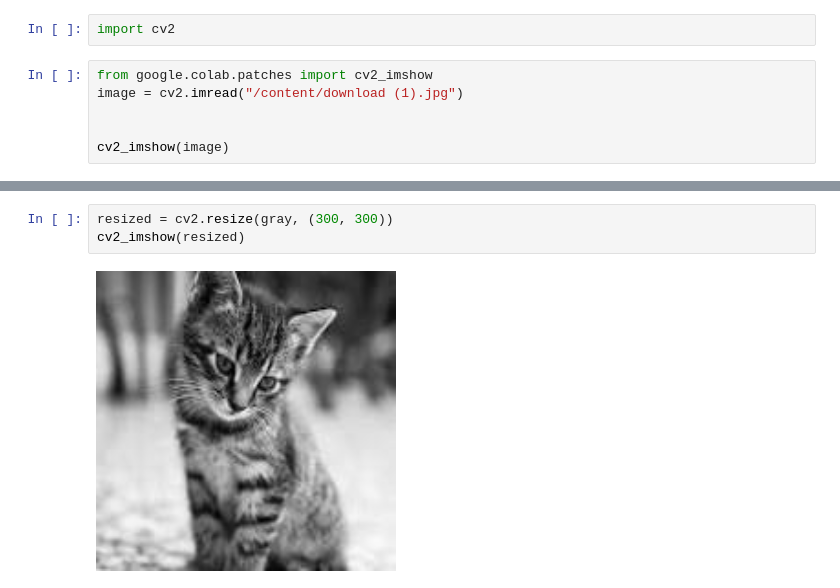
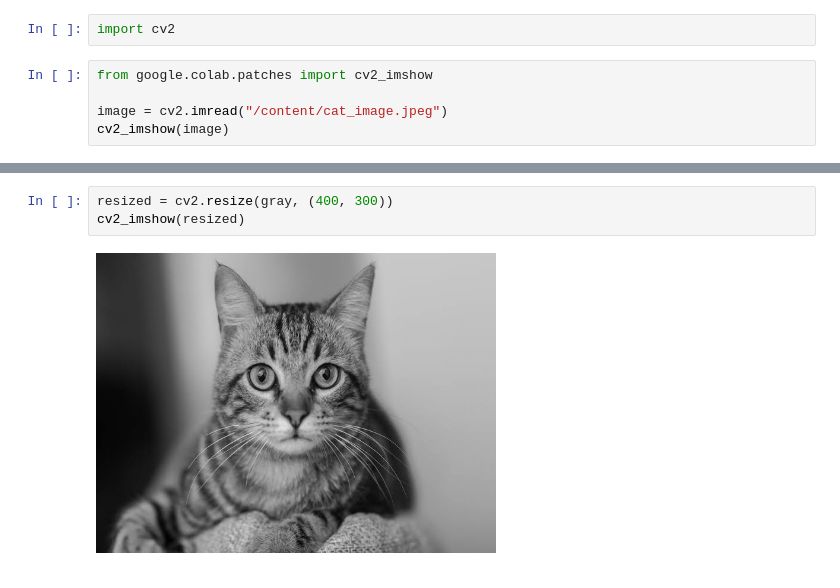
Before and after one commit to ali7557/computer_vision, a Jupyter notebook: cv_opencv.ipynb, the cells around one changed output, grey strips where cells are left out. Cells and saved outputs as stored; diff of their text form.

```diff
--- a/cv_opencv.ipynb
+++ b/cv_opencv.ipynb
@@ -9,8 +9,7 @@ Requirement already satisfied: numpy>=2 in /usr/local/lib/python3.12/dist-packag
 import cv2
 # %%
 from google.colab.patches import cv2_imshow
-image = cv2.imread("/content/download (1).jpg")
 
-
+image = cv2.imread("/content/cat_image.jpeg")
 cv2_imshow(image)
 # %% [output]
@@ -44,6 +41,6 @@ cv2_imshow(gray)
 # %%
-resized = cv2.resize(gray, (300, 300))
+resized = cv2.resize(gray, (400, 300))
 cv2_imshow(resized)
 # %% [output]
-[figure, old version]
+[figure, new version]
 # %%
```
Also changed, not shown: parts of 12 cells of this notebook.
